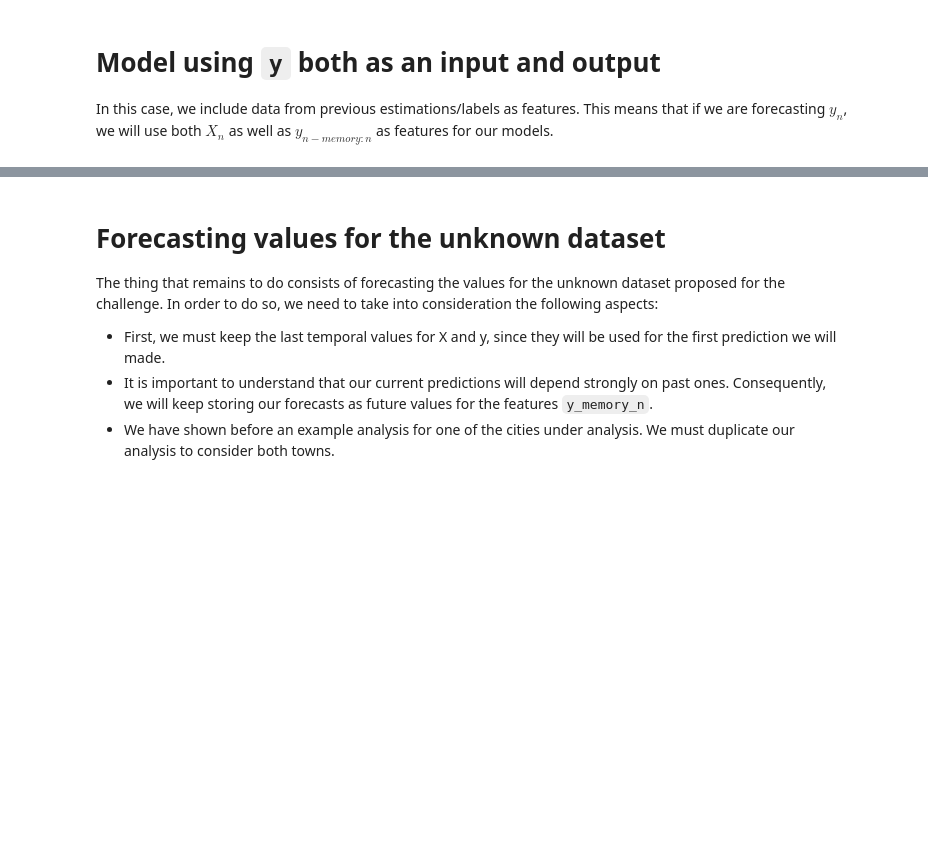
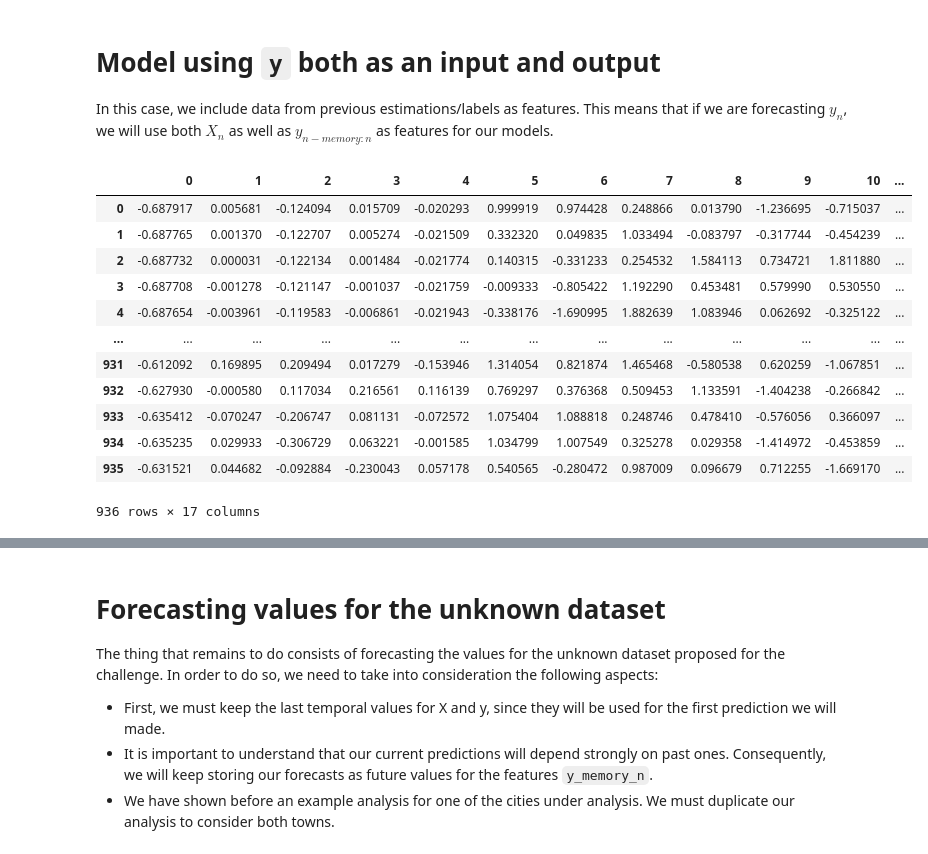
Before and after one commit to arodriguezhidalgo/DengAI_proposal, a Jupyter notebook: Model.ipynb, the cells around one changed output, grey strips where cells are left out. Cells and saved outputs as stored; diff of their text form; code cells hidden in the pictures; blank space fills up the shorter version.

```diff
--- a/Model.ipynb
+++ b/Model.ipynb
@@ -363,6 +363,22 @@ plt.grid()
 # %% [markdown]
 # Model using `y` both as an input and output
 In this case, we include data from previous estimations/labels as features. This means that if we are forecasting $y_n$, we will use both $X_n$ as well as $y_{n-memory:n}$ as features for our models.
+# %%
+X_pca
+# %% [output]
+|  | 0 | 1 | 2 | 3 | 4 | 5 | 6 | 7 | 8 | 9 | 10 | ... |
+| 0 | -0.687917 | 0.005681 | -0.124094 | 0.015709 | -0.020293 | 0.999919 | 0.974428 | 0.248866 | 0.013790 | -1.236695 | -0.715037 | ... |
+| 1 | -0.687765 | 0.001370 | -0.122707 | 0.005274 | -0.021509 | 0.332320 | 0.049835 | 1.033494 | -0.083797 | -0.317744 | -0.454239 | ... |
+| 2 | -0.687732 | 0.000031 | -0.122134 | 0.001484 | -0.021774 | 0.140315 | -0.331233 | 0.254532 | 1.584113 | 0.734721 | 1.811880 | ... |
+| 3 | -0.687708 | -0.001278 | -0.121147 | -0.001037 | -0.021759 | -0.009333 | -0.805422 | 1.192290 | 0.453481 | 0.579990 | 0.530550 | ... |
+| 4 | -0.687654 | -0.003961 | -0.119583 | -0.006861 | -0.021943 | -0.338176 | -1.690995 | 1.882639 | 1.083946 | 0.062692 | -0.325122 | ... |
+| ... | ... | ... | ... | ... | ... | ... | ... | ... | ... | ... | ... | ... |
+| 931 | -0.612092 | 0.169895 | 0.209494 | 0.017279 | -0.153946 | 1.314054 | 0.821874 | 1.465468 | -0.580538 | 0.620259 | -1.067851 | ... |
+| 932 | -0.627930 | -0.000580 | 0.117034 | 0.216561 | 0.116139 | 0.769297 | 0.376368 | 0.509453 | 1.133591 | -1.404238 | -0.266842 | ... |
+| 933 | -0.635412 | -0.070247 | -0.206747 | 0.081131 | -0.072572 | 1.075404 | 1.088818 | 0.248746 | 0.478410 | -0.576056 | 0.366097 | ... |
+| 934 | -0.635235 | 0.029933 | -0.306729 | 0.063221 | -0.001585 | 1.034799 | 1.007549 | 0.325278 | 0.029358 | -1.414972 | -0.453859 | ... |
+| 935 | -0.631521 | 0.044682 | -0.092884 | -0.230043 | 0.057178 | 0.540565 | -0.280472 | 0.987009 | 0.096679 | 0.712255 | -1.669170 | ... |
+936 rows × 17 columns
 # %%
 n_features =7;
 X = city_data[sorted_features.index[:n_features]];
```
Also changed, not shown: parts of 7 cells of this notebook, 1 other file.
